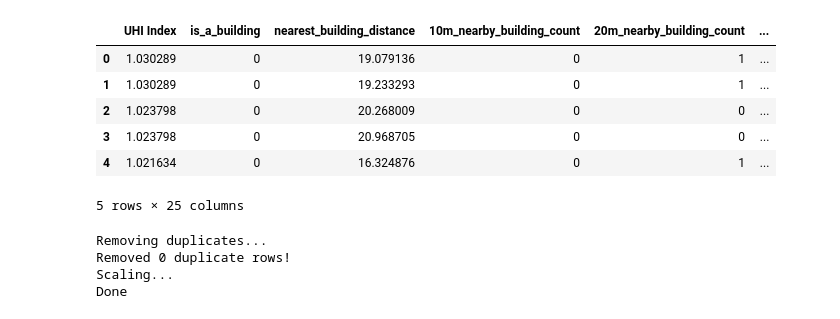
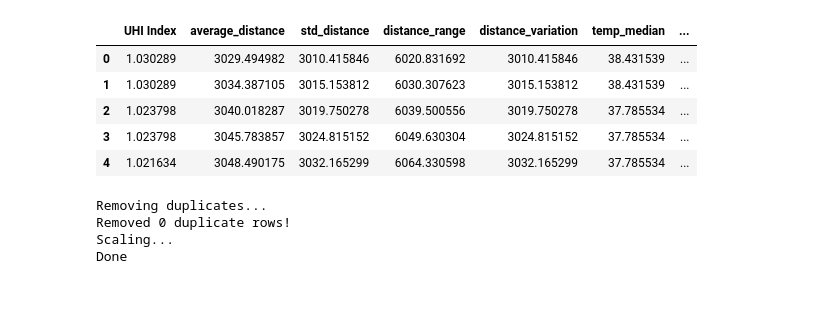
Before and after one commit to valliansayoga/ey-data-challenge-2025, a Jupyter notebook: EY2025_Training.ipynb, the cells around one changed output. Cells and saved outputs as stored; diff of their text form; code cells hidden in the pictures.

```diff
--- a/EY2025_Training.ipynb
+++ b/EY2025_Training.ipynb
@@ -7,22 +7,38 @@ from pathlib import Path
 from sklearn.model_selection import train_test_split
 from sklearn.preprocessing import MinMaxScaler, StandardScaler
 # %%
-to_drop = ["Latitude", "Longitude", "datetime"]
+to_drop = ["Latitude", "Longitude", "datetime",
+           "is_a_building", "relative_position"
+           ]
 target = "UHI Index"
 
 df = pd.read_csv("Train_Final.csv").drop(to_drop, axis=1, errors="ignore")
 
-# # Uncomment if used
-# df.drop(columns=df.columns[df.columns.str.contains("count", regex=False)], inplace=True)
+# Uncomment if used
+to_drop = np.concatenate((to_drop, df.columns[df.columns.str.contains("count", regex=True)]))
+df.drop(columns=to_drop, inplace=True, errors="ignore")
 
+# Experiment using top 80% features
+use_cols = [
+    target,
+    "average_distance",
+    "std_distance",
+    "distance_range",
+    "distance_variation",
+    "temp_median",
+    "avg_polygon_complexity",
+    "nearest_building_size",
+    "neighboring_intersection",
+    "building_area_density",
+]
+df = df.loc[:, use_cols]
 
 df.head()
 # %% [output]
-|  | UHI Index | is_a_building | nearest_building_distance | 10m_nearby_building_count | 20m_nearby_building_count | ... |
-| 0 | 1.030289 | 0 | 19.079136 | 0 | 1 | ... |
-| 1 | 1.030289 | 0 | 19.233293 | 0 | 1 | ... |
-| 2 | 1.023798 | 0 | 20.268009 | 0 | 0 | ... |
-| 3 | 1.023798 | 0 | 20.968705 | 0 | 0 | ... |
-| 4 | 1.021634 | 0 | 16.324876 | 0 | 1 | ... |
+|  | UHI Index | average_distance | std_distance | distance_range | distance_variation | temp_median | ... |
+| 0 | 1.030289 | 3029.494982 | 3010.415846 | 6020.831692 | 3010.415846 | 38.431539 | ... |
+| 1 | 1.030289 | 3034.387105 | 3015.153812 | 6030.307623 | 3015.153812 | 38.431539 | ... |
+| 2 | 1.023798 | 3040.018287 | 3019.750278 | 6039.500556 | 3019.750278 | 37.785534 | ... |
+| 3 | 1.023798 | 3045.783857 | 3024.815152 | 6049.630304 | 3024.815152 | 37.785534 | ... |
+| 4 | 1.021634 | 3048.490175 | 3032.165299 | 6064.330598 | 3032.165299 | 37.785534 | ... |
-5 rows × 25 columns
 # %%
```
Also changed, not shown: parts of 6 cells of this notebook.
